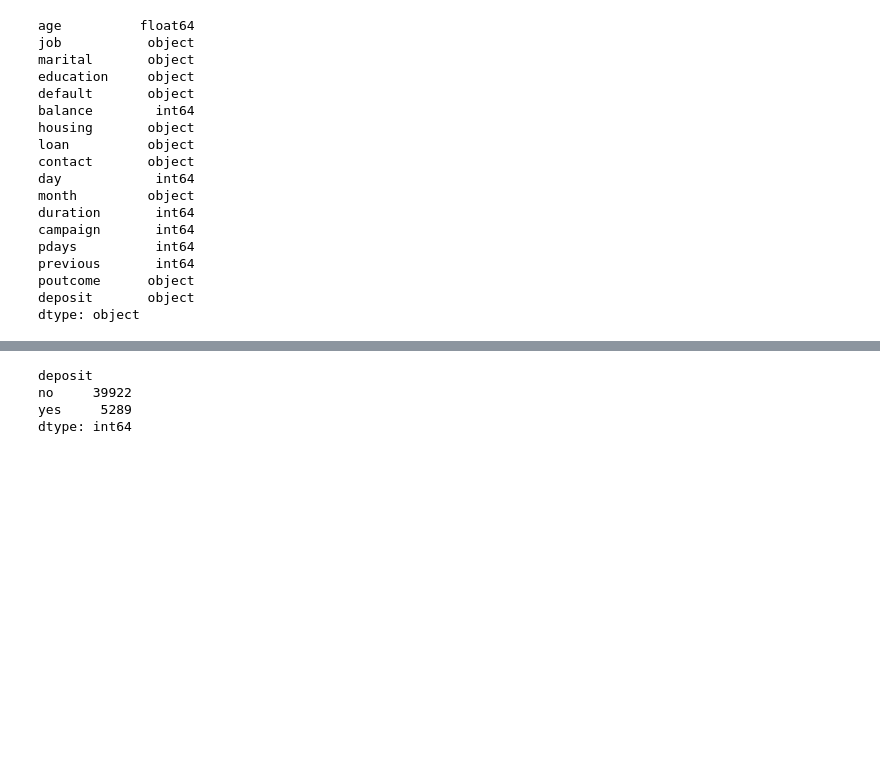
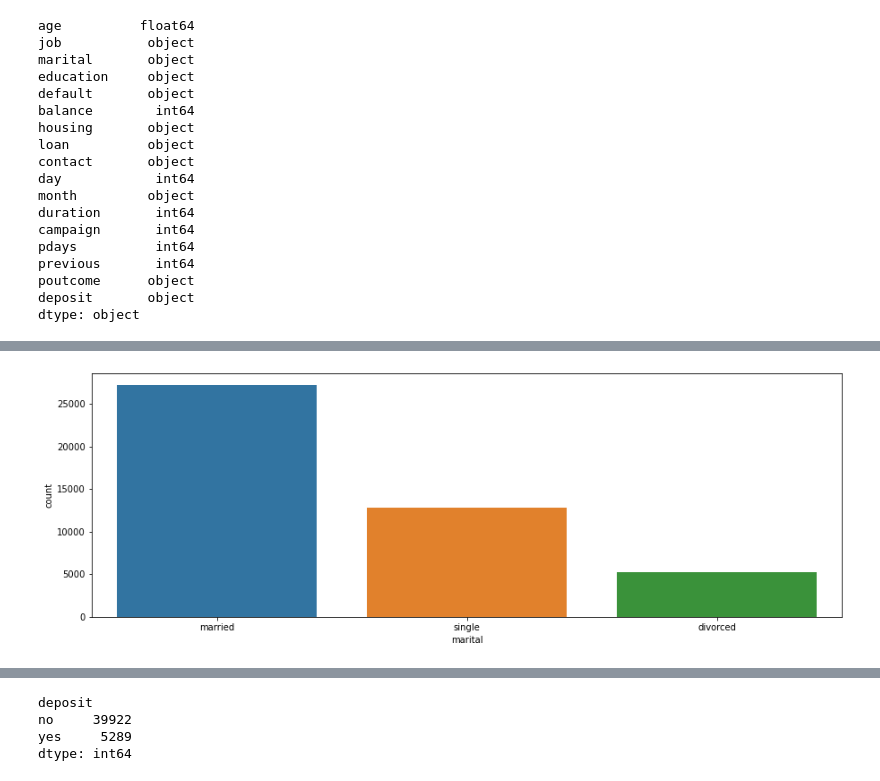
Before and after one commit to zachfreitas/Final-Project, a Jupyter notebook: Final_Project.ipynb, the cells around one changed output, grey strips where cells are left out. Cells and saved outputs as stored; diff of their text form; code cells hidden in the pictures; blank space fills up the shorter version.

```diff
--- a/Final_Project.ipynb
+++ b/Final_Project.ipynb
@@ -42,0 +90,5 @@ dtype: object
+# %%
+plt.figure(figsize=(15,5))
+ax = sns.countplot(data=df, x='marital')
+# %% [output]
+[figure, added]
```
Also changed, not shown: parts of 70 cells of this notebook.
